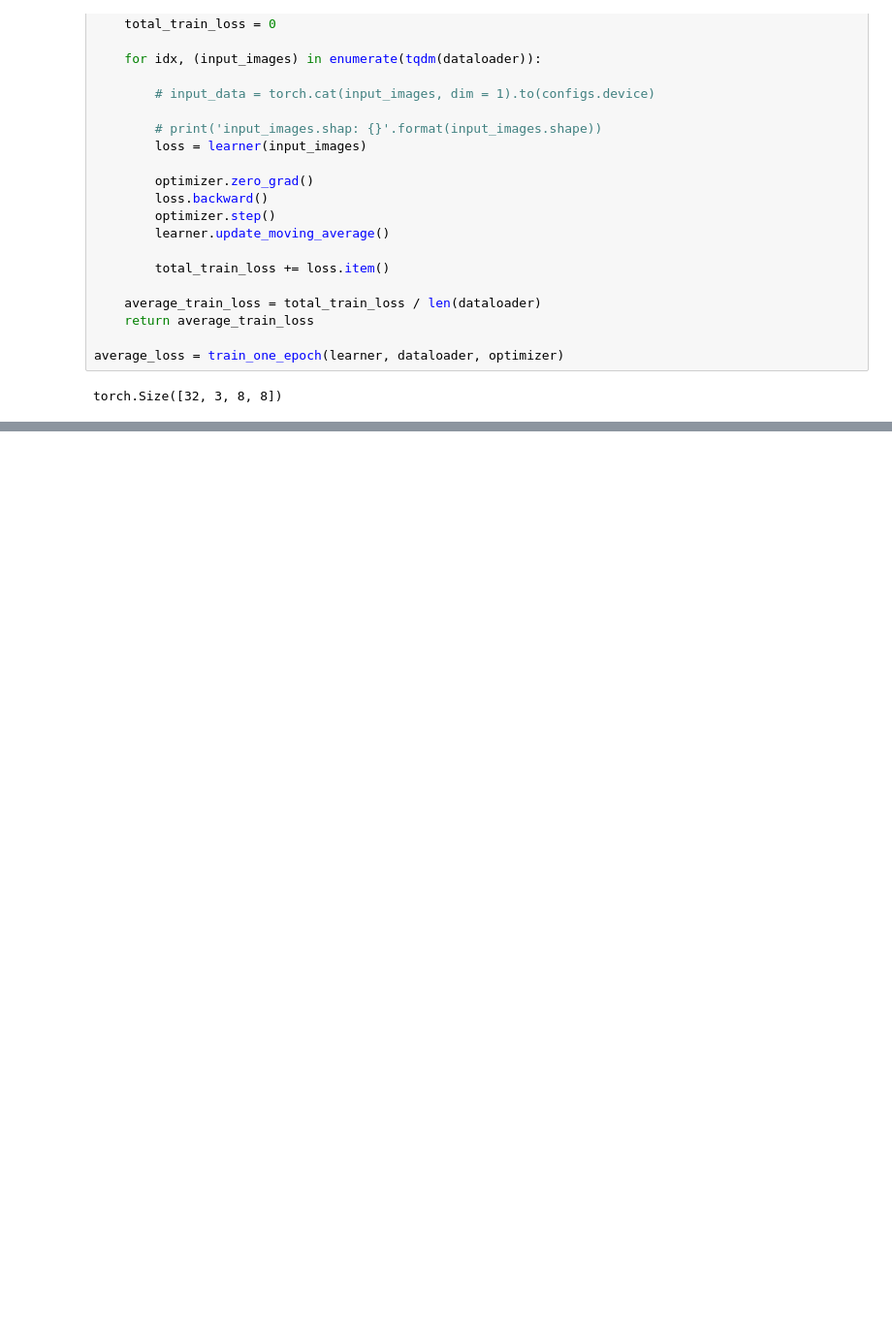
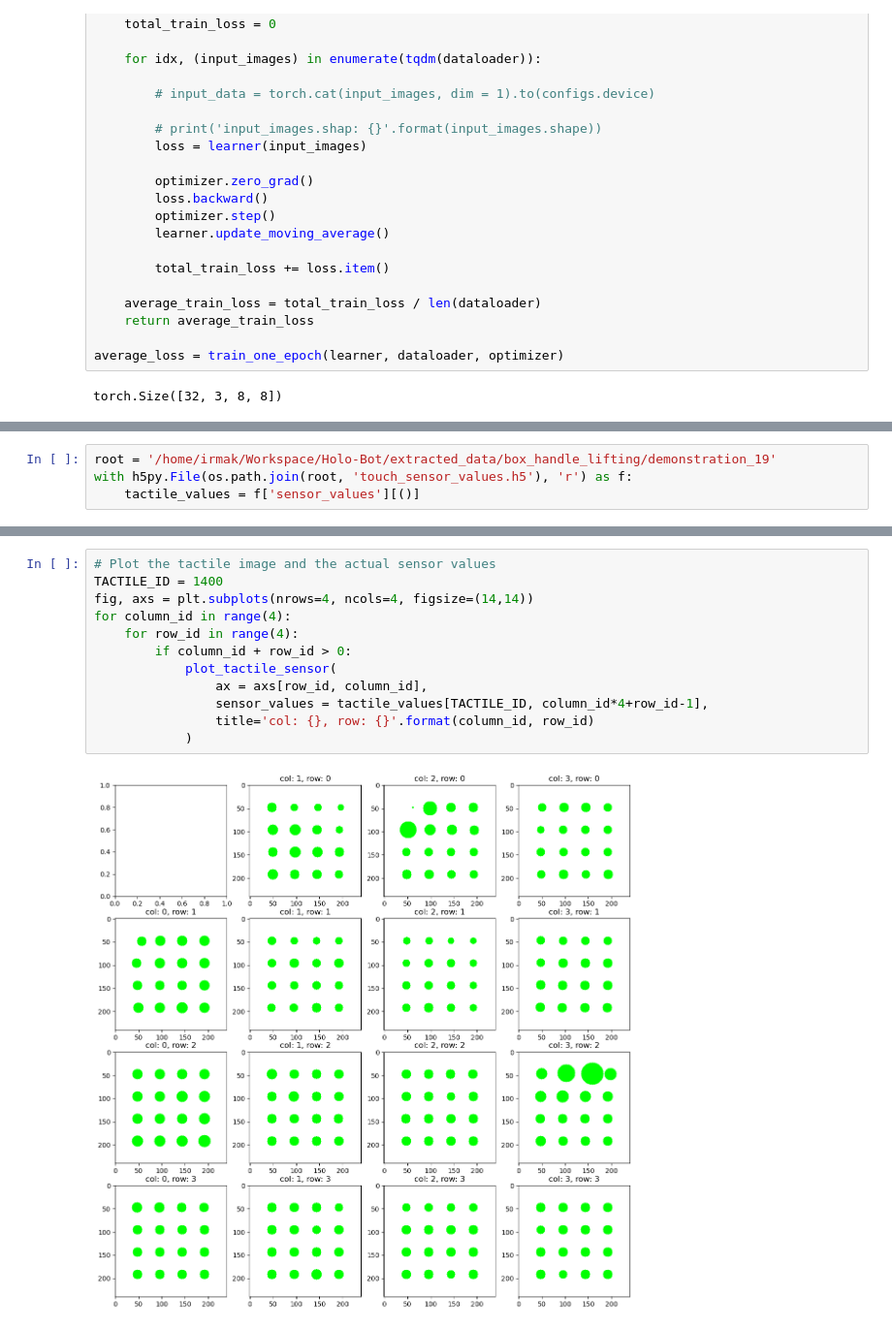
Before and after one commit to aadhithya14/tactile-learning-new-hand, a Jupyter notebook: notebooks/tactile_image.ipynb, the cells around one changed output, grey strips where cells are left out. Shown: that part at 97% size. Cells and saved outputs as stored; diff of their text form; blank space fills up the shorter version.

Commit message:
Added large tactile image implementations

```diff
--- a/notebooks/tactile_image.ipynb
+++ b/notebooks/tactile_image.ipynb
@@ -266,0 +274,4 @@ torch.Size([32, 3, 8, 8])
+# %%
+root = '/home/irmak/Workspace/Holo-Bot/extracted_data/box_handle_lifting/demonstration_19'
+with h5py.File(os.path.join(root, 'touch_sensor_values.h5'), 'r') as f:
+    tactile_values = f['sensor_values'][()]
@@ -266,0 +311,14 @@ torch.Size([32, 3, 8, 8])
+# %%
+# Plot the tactile image and the actual sensor values
+TACTILE_ID = 1400
+fig, axs = plt.subplots(nrows=4, ncols=4, figsize=(14,14))
+for column_id in range(4):
+    for row_id in range(4):
+        if column_id + row_id > 0:
+            plot_tactile_sensor(
+                ax = axs[row_id, column_id],
+                sensor_values = tactile_values[TACTILE_ID, column_id*4+row_id-1],
+                title='col: {}, row: {}'.format(column_id, row_id)
+            )
+# %% [output]
+[figure, added]
```
Also changed, not shown: parts of 15 cells of this notebook, 7 other files.
